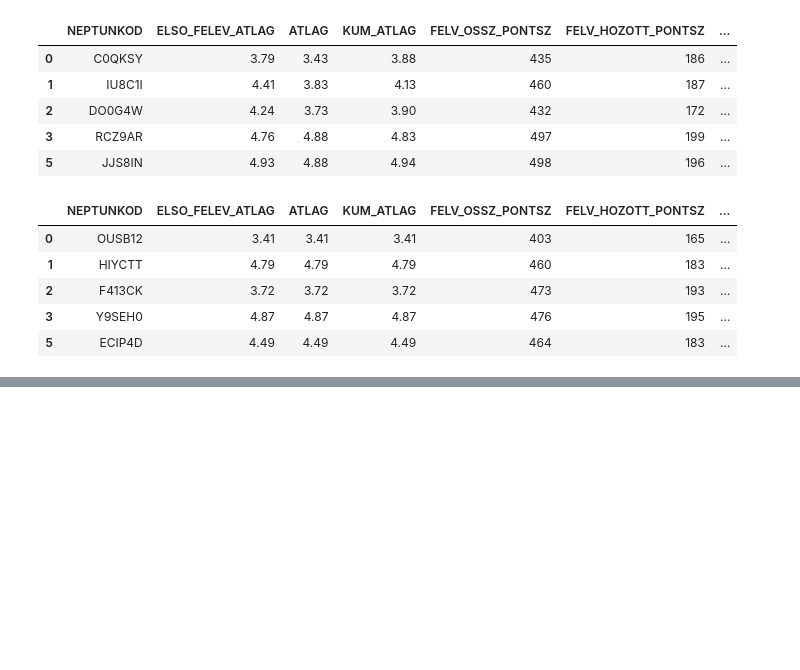
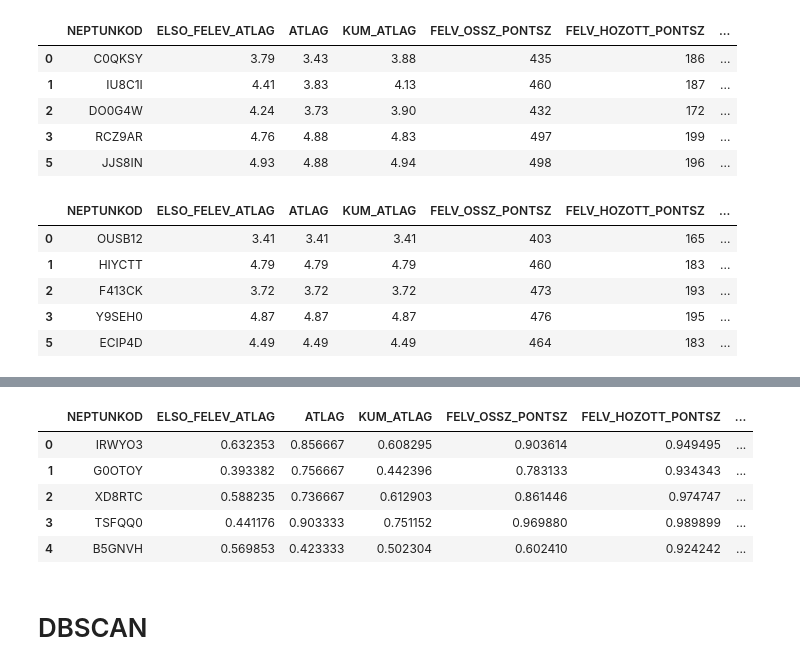
Before and after one commit to konderal333/-nkutfel, a Jupyter notebook: ONKUTFEL2/öngud.ipynb, the cells around one changed output, grey strips where cells are left out. Saved outputs shown, nothing was run; the diff lists cells and outputs as text; code cells hidden in the pictures; blank space fills up the shorter version.

```diff
--- a/ONKUTFEL2/öngud.ipynb
+++ b/ONKUTFEL2/öngud.ipynb
@@ -938,0 +979,15 @@ print(klacter_21.shape, klacter_20.shape, klacter_19.shape, klacter_18.shape)
+# %%
+kmeanModel = KMeans(n_clusters=4)
+kmeanModel.fit(df)
+klacter_18_scaled.insert(klacter_18_scaled.shape[1], 'k_means', kmeanModel.predict(df))
+# %%
+klacter_18_scaled.head()
+# %% [output]
+|  | NEPTUNKOD | ELSO_FELEV_ATLAG | ATLAG | KUM_ATLAG | FELV_OSSZ_PONTSZ | FELV_HOZOTT_PONTSZ | ... |
+| 0 | IRWYO3 | 0.632353 | 0.856667 | 0.608295 | 0.903614 | 0.949495 | ... |
+| 1 | G0OTOY | 0.393382 | 0.756667 | 0.442396 | 0.783133 | 0.934343 | ... |
+| 2 | XD8RTC | 0.588235 | 0.736667 | 0.612903 | 0.861446 | 0.974747 | ... |
+| 3 | TSFQQ0 | 0.441176 | 0.903333 | 0.751152 | 0.969880 | 0.989899 | ... |
+| 4 | B5GNVH | 0.569853 | 0.423333 | 0.502304 | 0.602410 | 0.924242 | ... |
+# %% [markdown]
+# DBSCAN
```
Also changed, not shown: parts of 9 cells of this notebook.
